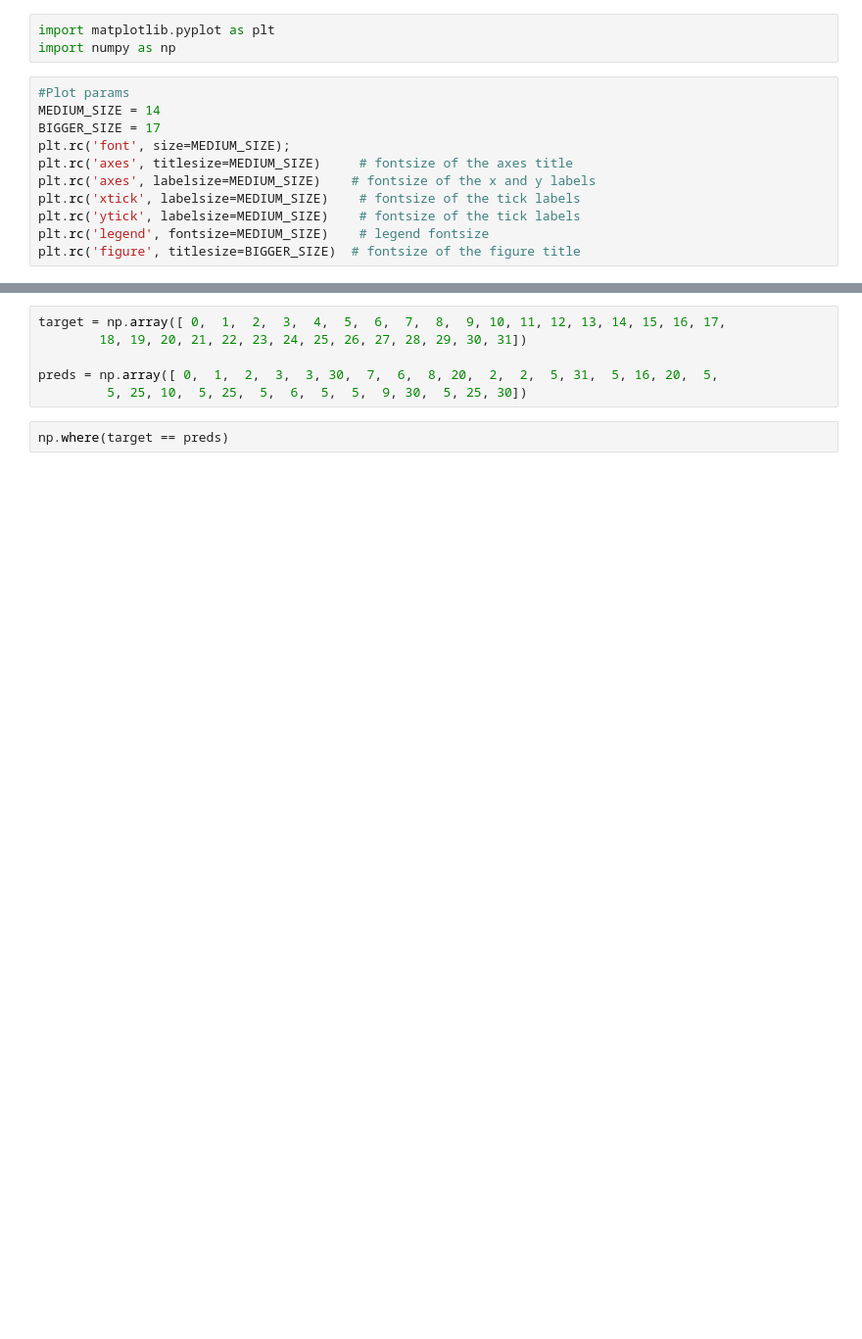
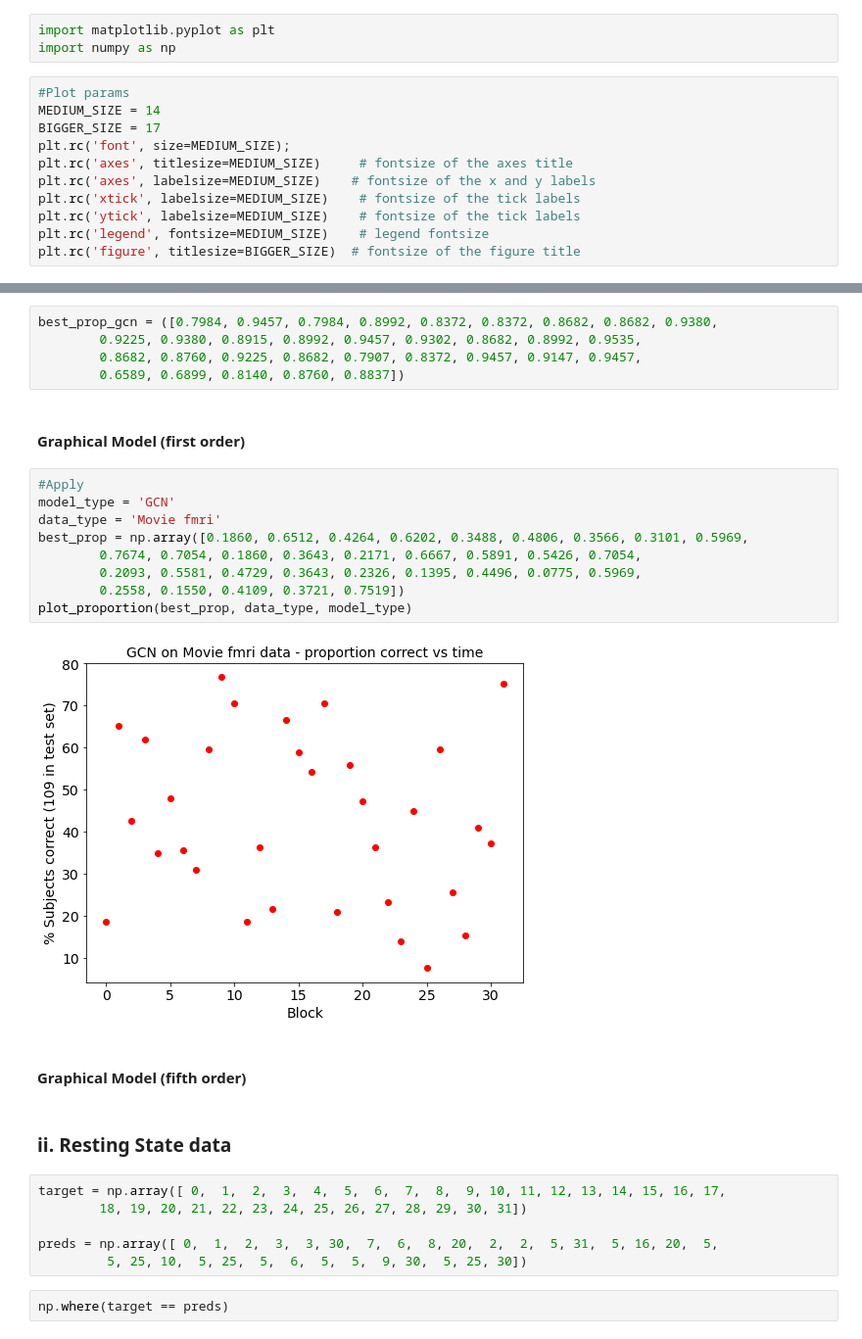
Before and after one commit to hanmacrad2/FCNs_GCNs_classify_fmri, a Jupyter notebook: Results_plot.ipynb, the cells around one changed output, grey strips where cells are left out. Shown: that part at 98% size. Cells and saved outputs as stored; diff of their text form; blank space fills up the shorter version.

```diff
--- a/Results_plot.ipynb
+++ b/Results_plot.ipynb
@@ -18,3 +48,25 @@ plt.rc('figure', titlesize=BIGGER_SIZE)  # fontsize of the figure title
+# %%
+best_prop_gcn = ([0.7984, 0.9457, 0.7984, 0.8992, 0.8372, 0.8372, 0.8682, 0.8682, 0.9380,
+        0.9225, 0.9380, 0.8915, 0.8992, 0.9457, 0.9302, 0.8682, 0.8992, 0.9535,
+        0.8682, 0.8760, 0.9225, 0.8682, 0.7907, 0.8372, 0.9457, 0.9147, 0.9457,
+        0.6589, 0.6899, 0.8140, 0.8760, 0.8837])
+# %% [markdown]
+#### Graphical Model (first order)
+# %%
+#Apply
+model_type = 'GCN'
+data_type = 'Movie fmri'
+best_prop = np.array([0.1860, 0.6512, 0.4264, 0.6202, 0.3488, 0.4806, 0.3566, 0.3101, 0.5969,
+        0.7674, 0.7054, 0.1860, 0.3643, 0.2171, 0.6667, 0.5891, 0.5426, 0.7054,
+        0.2093, 0.5581, 0.4729, 0.3643, 0.2326, 0.1395, 0.4496, 0.0775, 0.5969,
+        0.2558, 0.1550, 0.4109, 0.3721, 0.7519])
+plot_proportion(best_prop, data_type, model_type)
+# %% [output]
+[figure, added]
+# %% [markdown]
+#### Graphical Model (fifth order)
+# %% [markdown]
+### ii. Resting State data
 # %%
 target = np.array([ 0,  1,  2,  3,  4,  5,  6,  7,  8,  9, 10, 11, 12, 13, 14, 15, 16, 17,
         18, 19, 20, 21, 22, 23, 24, 25, 26, 27, 28, 29, 30, 31])
```
Also changed, not shown: parts of 6 cells of this notebook, 2 other files.
